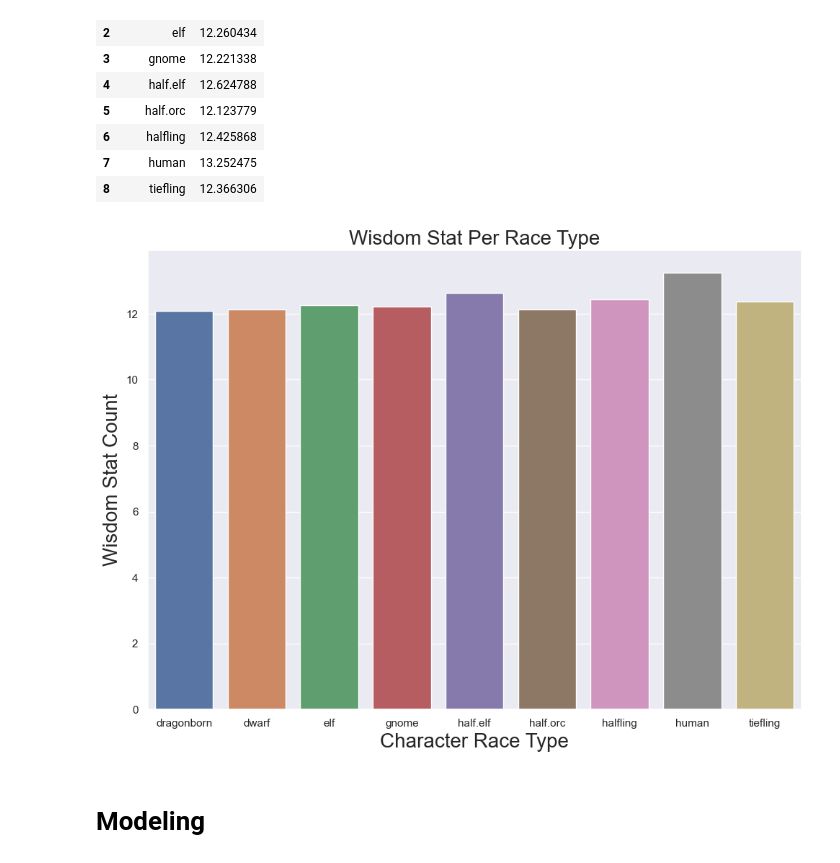
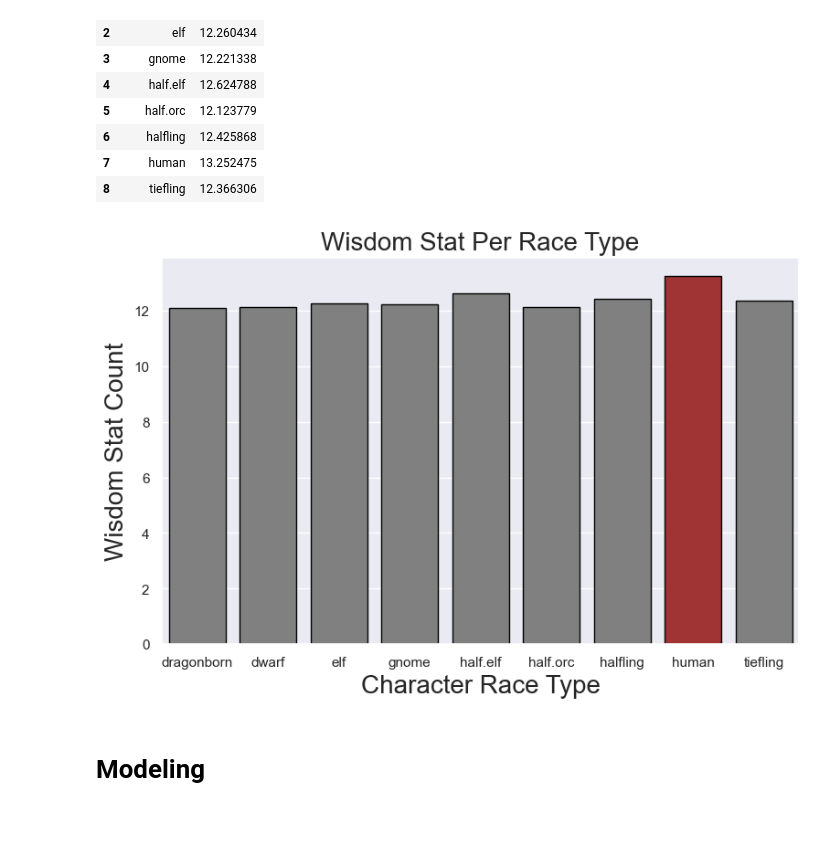
Before and after one commit to EstebanHernandez0/Dungeons_and_dragons_predictor, a Jupyter notebook: workbook.ipynb, the cells around one changed output. Cells and saved outputs as stored; diff of their text form; code cells hidden in the pictures; blank space fills up the shorter version.

```diff
--- a/workbook.ipynb
+++ b/workbook.ipynb
@@ -150,10 +158,9 @@ overall= train.wisdom.mean()
 # %%
-def run_the_t(train):
+def the_t(train, tl_wis):
     alpha = 0.5
-    yes_gnome= train[train.race== 'gnome'].wisdom
     overall= train.wisdom.mean()
 
-    t, p = stats.ttest_1samp(yes_gnome, overall)
+    t, p = stats.ttest_1samp(tl_wis, overall)
 
     if p/2 > alpha:
         print("We fail to reject the Null Hypothesis")
@@ -161,6 +168,6 @@ def run_the_t(train):
         print("We fail to reject the Null Hypothesis")
     else:
         print("We reject the Null Hypothesis")
-run_the_t(train)
+the_t(train, tl_wis)
 # %% [output]
 We fail to reject the Null Hypothesis
@@ -302,17 +302,18 @@ wis_mean
 | 8 | tiefling | 12.366306 |
 # %%
 def wis_per_race(wis_mean):
+    color= ['grey', 'grey', 'grey', 'grey', 'grey', 'grey', 'grey','firebrick']
     fig = plt.figure()
-    sns.barplot(data= wis_mean, y= 'wisdom', x= 'race')
+    sns.barplot(data= wis_mean, y= 'wisdom', x= 'race', palette= color, ec= 'black')
     sns.set(rc={'figure.figsize':(9.0, 5.50)})
     plt.xlabel('Character Race Type', fontsize = 20)
     plt.ylabel('Wisdom Stat Count', fontsize = 20)
     plt.title('Wisdom Stat Per Race Type', fontsize = 20)
 
     plt.show()
 wis_per_race(wis_mean)
 # %% [output]
-[figure, old version]
+[figure, new version]
 # %% [markdown]
 # Modeling
 # %%
```
Also changed, not shown: parts of 27 cells of this notebook.
